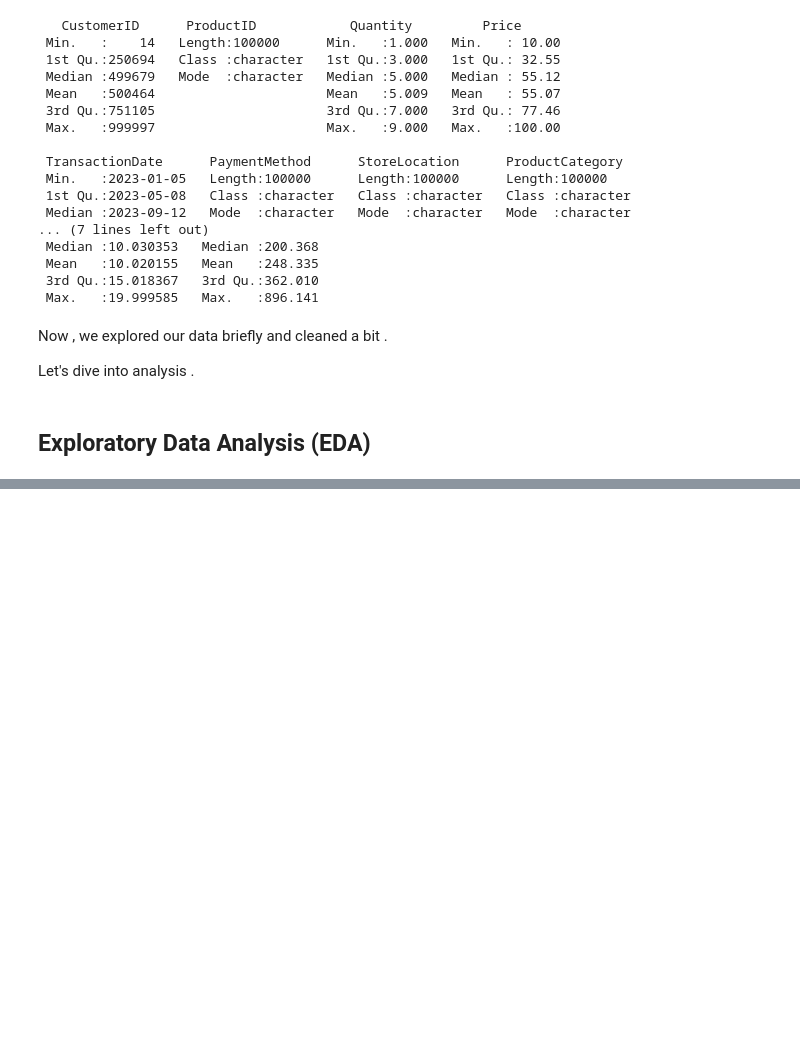
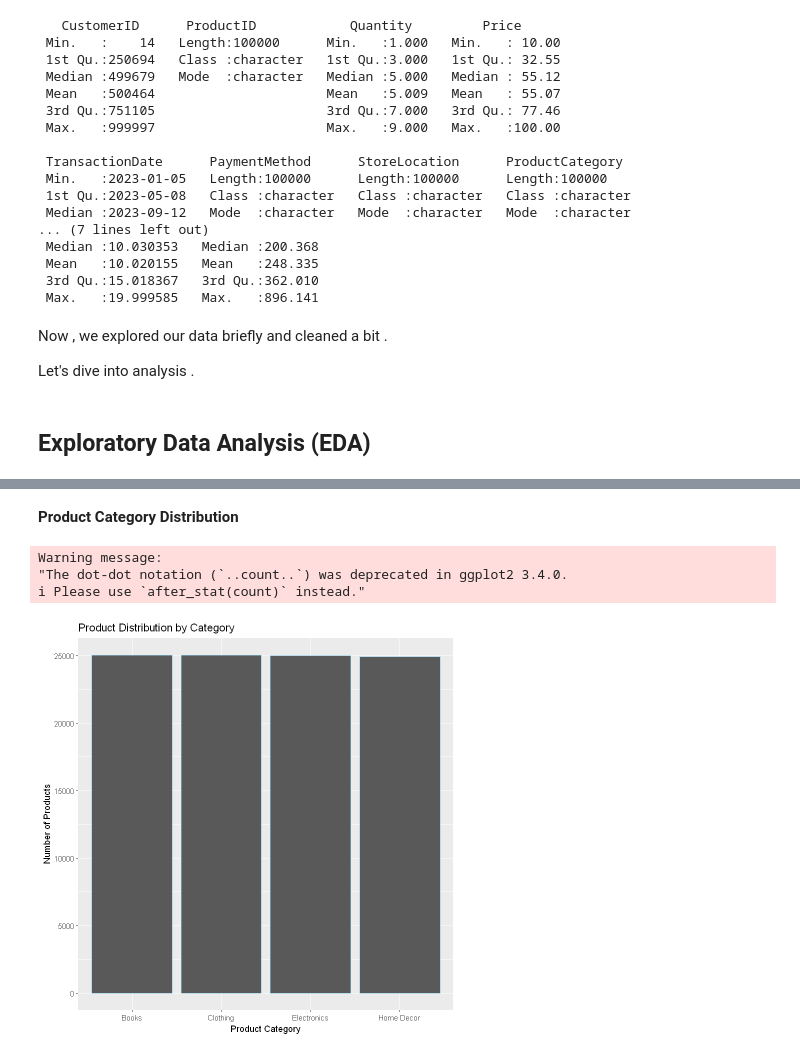
Before and after one commit to Harounnn/Statistical-Analysis-using-R, a Jupyter notebook: notebook.ipynb, the cells around one changed output, grey strips where cells are left out. Saved outputs shown, nothing was run; the diff lists cells and outputs as text; code cells hidden in the pictures; blank space fills up the shorter version.

```diff
--- a/notebook.ipynb
+++ b/notebook.ipynb
@@ -105,0 +178,11 @@ Let's dive into analysis .
+# %% [markdown]
+**Product Category Distribution**
+# %%
+ggplot(data, aes(x = ProductCategory, y = ..count..)) +
+  geom_bar(stat = "count", color = "skyblue") +
+  labs(title = "Product Distribution by Category", x = "Product Category", y = "Number of Products")
+# %% [output]
+Warning message:
+"The dot-dot notation (`..count..`) was deprecated in ggplot2 3.4.0.
+ℹ Please use `after_stat(count)` instead."
+[figure, added]
```
Also changed, not shown: parts of 7 cells of this notebook, 2 other files.
